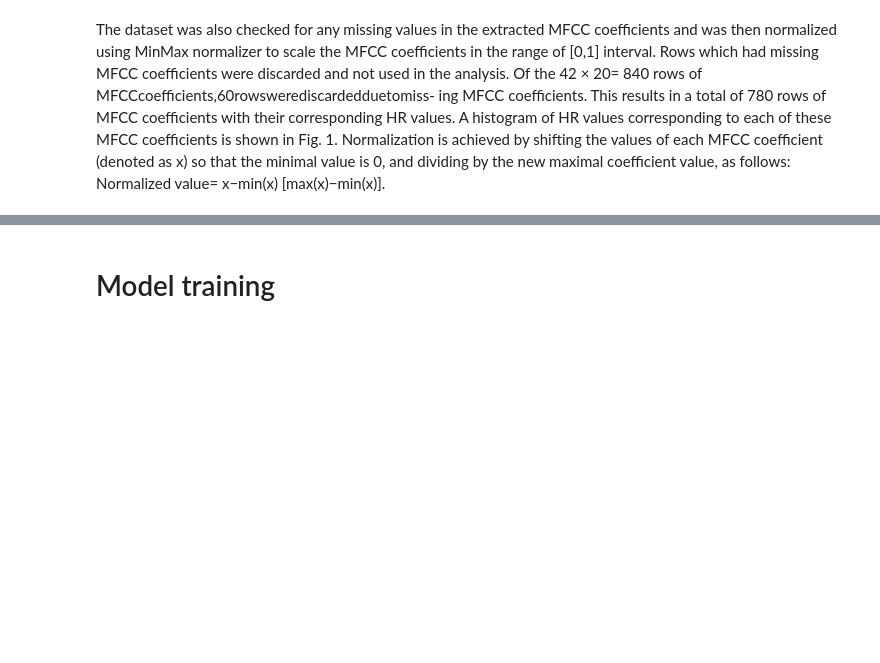
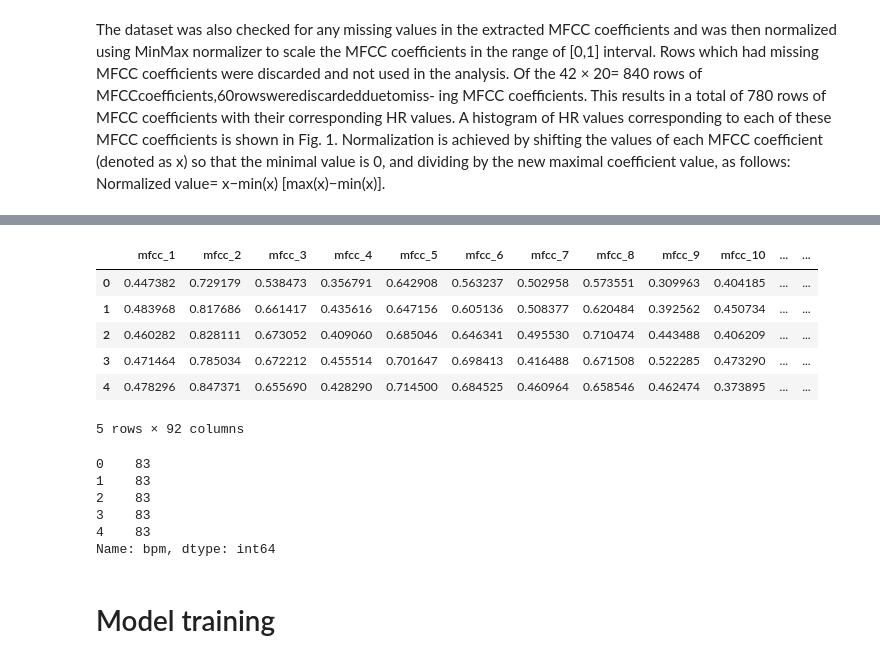
Before and after one commit to PMichniewska/Bachelor-s-Thesis-Project, a Jupyter notebook: Implementation/Coding Pipeline.ipynb, the cells around one changed output, grey strips where cells are left out. Drawn from its saved outputs; the diff is of its cells as text; code cells hidden in the pictures; blank space fills up the shorter version.

```diff
--- a/Implementation/Coding Pipeline.ipynb
+++ b/Implementation/Coding Pipeline.ipynb
@@ -318,3 +340,22 @@ Saved: train_dataset.parquet  |  test_dataset.parquet
+# %%
+X_test.head()
+# %% [output]
+|  | mfcc_1 | mfcc_2 | mfcc_3 | mfcc_4 | mfcc_5 | mfcc_6 | mfcc_7 | mfcc_8 | mfcc_9 | mfcc_10 | ... | ... |
+| 0 | 0.447382 | 0.729179 | 0.538473 | 0.356791 | 0.642908 | 0.563237 | 0.502958 | 0.573551 | 0.309963 | 0.404185 | ... | ... |
+| 1 | 0.483968 | 0.817686 | 0.661417 | 0.435616 | 0.647156 | 0.605136 | 0.508377 | 0.620484 | 0.392562 | 0.450734 | ... | ... |
+| 2 | 0.460282 | 0.828111 | 0.673052 | 0.409060 | 0.685046 | 0.646341 | 0.495530 | 0.710474 | 0.443488 | 0.406209 | ... | ... |
+| 3 | 0.471464 | 0.785034 | 0.672212 | 0.455514 | 0.701647 | 0.698413 | 0.416488 | 0.671508 | 0.522285 | 0.473290 | ... | ... |
+| 4 | 0.478296 | 0.847371 | 0.655690 | 0.428290 | 0.714500 | 0.684525 | 0.460964 | 0.658546 | 0.462474 | 0.373895 | ... | ... |
+5 rows × 92 columns
+# %%
+y_test.head()
+# %% [output]
+0    83
+1    83
+2    83
+3    83
+4    83
+Name: bpm, dtype: int64
 # %% [markdown]
 # Model training
 # %% [markdown]
```
Also changed, not shown: parts of 12 cells of this notebook, 1 other file.
